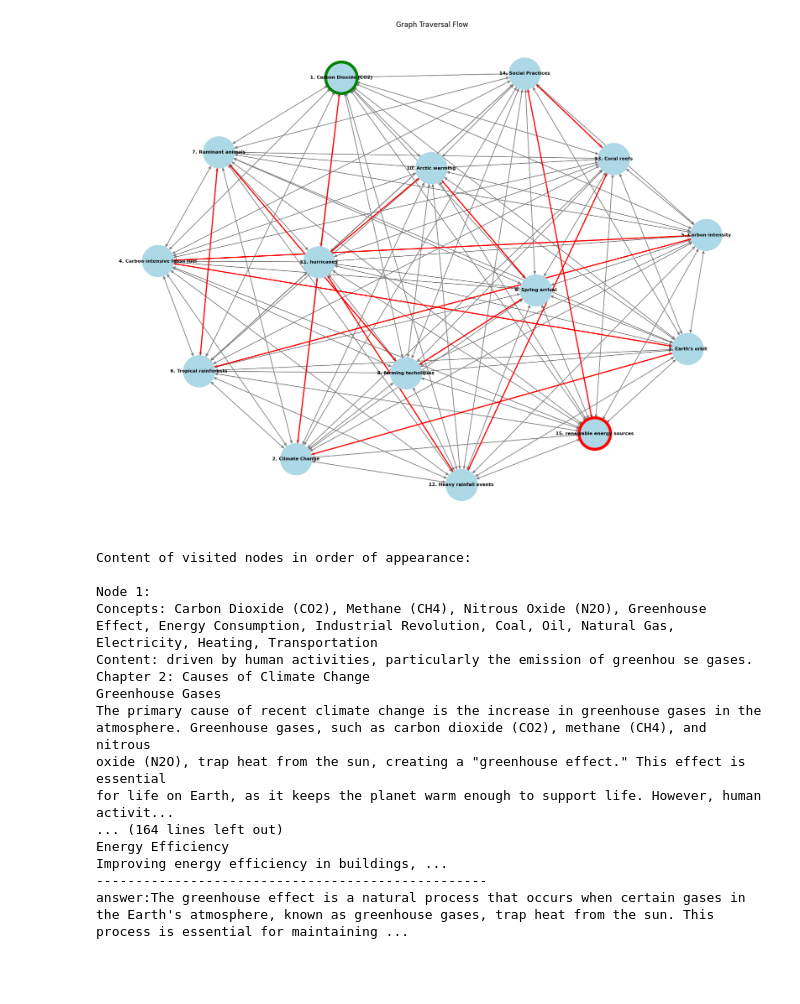
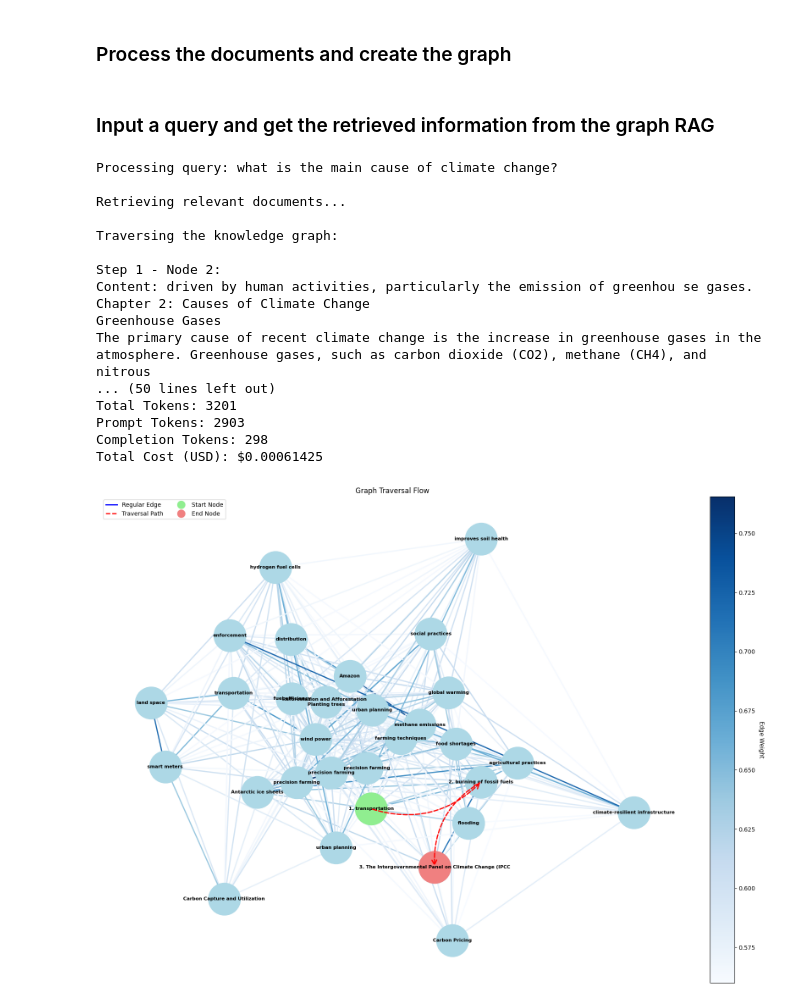
Before and after one commit to NirDiamant/RAG_Techniques, a Jupyter notebook: all_rag_techniques/graph_rag.ipynb, the cells around one changed output. Saved outputs shown, nothing was run; the diff lists cells and outputs as text; code cells hidden in the pictures; blank space fills up the shorter version.

Commit message:
added graph RAG beta

```diff
--- a/all_rag_techniques/graph_rag.ipynb
+++ b/all_rag_techniques/graph_rag.ipynb
@@ -327 +787,5 @@ rag = GraphRAG()
+# %%
+graph_rag = GraphRAG()
+# %% [markdown]
+### Process the documents and create the graph
 # %%
@@ -329,23 +793,24 @@ rag.process_documents(documents)
-# %%
-query = "What is the greenhouse effect?"
-response = rag.query(query)
-print(f'answer:{response}')
-# %% [output]
-[figure, removed]
-Content of visited nodes in order of appearance:
-
-Node 1:
-Concepts: Carbon Dioxide (CO2), Methane (CH4), Nitrous Oxide (N2O), Greenhouse Effect, Energy Consumption, Industrial Revolution, Coal, Oil, Natural Gas, Electricity, Heating, Transportation
-Content: driven by human activities, particularly the emission of greenhou se gases.
-Chapter 2: Causes of Climate Change
-Greenhouse Gases
-The primary cause of recent climate change is the increase in greenhouse gases in the
-atmosphere. Greenhouse gases, such as carbon dioxide (CO2), methane (CH4), and nitrous
-oxide (N2O), trap heat from the sun, creating a "greenhouse effect." This effect is  essential
-for life on Earth, as it keeps the planet warm enough to support life. However, human
-activit...
-... (164 lines left out)
-Energy Efficiency
-Improving energy efficiency in buildings, ...
---------------------------------------------------
-answer:The greenhouse effect is a natural process that occurs when certain gases in the Earth's atmosphere, known as greenhouse gases, trap heat from the sun. This process is essential for maintaining ...
+# %% [markdown]
+### Input a query and get the retrieved information from the graph RAG
+# %%
+query = "what is the main cause of climate change?"
+response = graph_rag.query(query)
+# %% [output]
+Processing query: what is the main cause of climate change?
+
+Retrieving relevant documents...
+
+Traversing the knowledge graph:
+
+Step 1 - Node 2:
+Content: driven by human activities, particularly the emission of greenhou se gases.
+Chapter 2: Causes of Climate Change
+Greenhouse Gases
+The primary cause of recent climate change is the increase in greenhouse gases in the
+atmosphere. Greenhouse gases, such as carbon dioxide (CO2), methane (CH4), and nitrous
+... (50 lines left out)
+Total Tokens: 3201
+Prompt Tokens: 2903
+Completion Tokens: 298
+Total Cost (USD): $0.00061425
+[figure, added]
```
Also changed, not shown: parts of 23 cells of this notebook, 1 other file.
